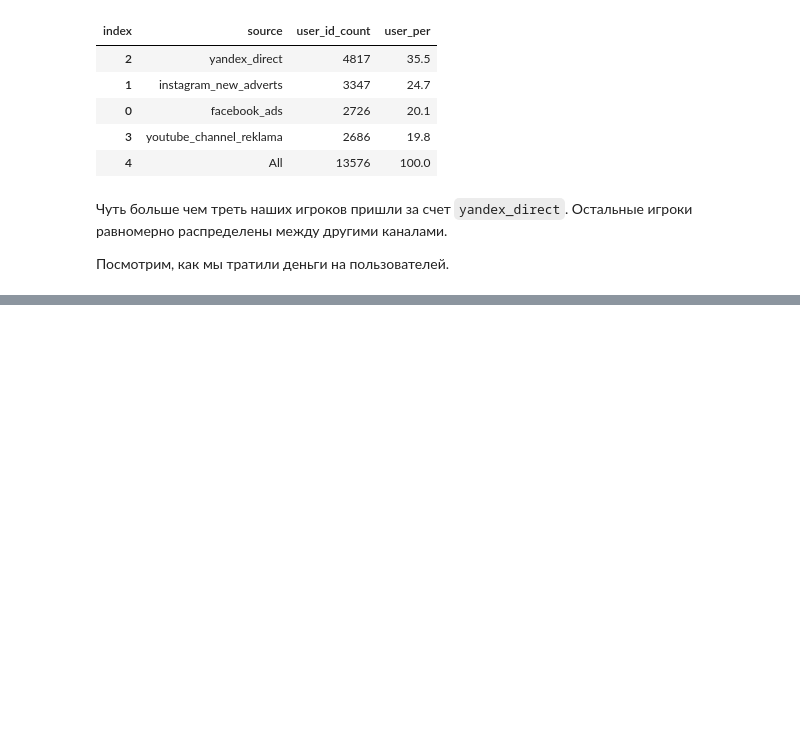
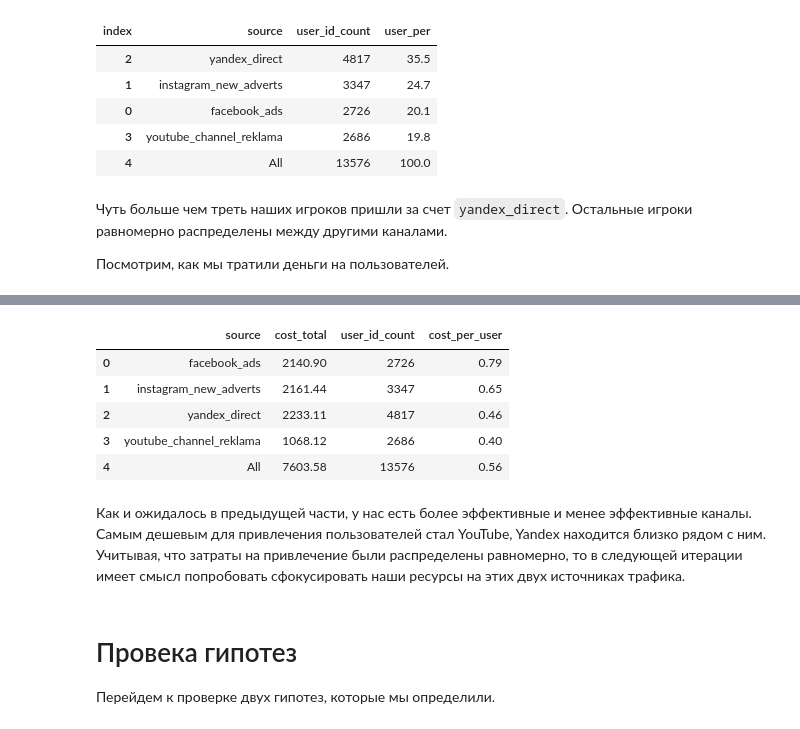
Before and after one commit to mskhmelik/prj_space_brothers, a Jupyter notebook: prj_space_brothers.ipynb, the cells around one changed output, grey strips where cells are left out. Drawn from its saved outputs; the diff is of its cells as text; code cells hidden in the pictures; blank space fills up the shorter version.

```diff
--- a/prj_space_brothers.ipynb
+++ b/prj_space_brothers.ipynb
@@ -172,29 +169,21 @@ for dataset in [raw_actions, raw_sources]:
 df_sources = raw_sources.copy()
 
 # Changes in the raw datasets
-df_costs = (
-    raw_costs
-    .copy()
-    .astype({'day': 'datetime64[D]'})
-)
+df_costs = raw_costs.copy().astype({'day': 'datetime64[D]'})
 
 df_actions = (
-    raw_actions
-    .copy()
+    raw_actions.copy()
     .drop_duplicates()
     .assign(
-        event_day = lambda df: df.event_datetime,
-        event = lambda df: df.event.replace({
+        event_day=lambda df: df.event_datetime,
+        event=lambda df: df.event.replace({
             'building': 'building_completed',
             'finished_stage_1': 'stage_1_completed',
             'project': 'project_completed',
         }),
-        building_type = lambda df: df.building_type.fillna('no_building'),
+        building_type=lambda df: df.building_type.fillna('no_building'),
     )
-    .astype({
-        'event_datetime': 'datetime64[s]',
-        'event_day': 'datetime64[D]'
-    })
+    .astype({'event_datetime': 'datetime64[s]', 'event_day': 'datetime64[D]'})
 )
 # %% [markdown]
 ## Исследовательский анализ данных
@@ -671,0 +615,59 @@ fig.show()
+# %%
+df_temp = (
+    pd.merge(
+        left=pd.pivot_table(
+            data=df_costs,
+            index='source',
+            values='cost',
+            aggfunc='sum',
+            margins=True,
+        ),
+        right=pd.pivot_table(
+            data=df_sources,
+            index='source',
+            values='user_id',
+            aggfunc='count',
+            margins=True,
+        ),
+        on='source',
+        how='left'
+    )
+    .reset_index()
+    .rename_axis('index', axis=1)
+    .set_axis(['source', 'cost_total', 'user_id_count'], axis=1)
+    .assign(
+        cost_per_user = lambda df: df.cost_total / df.user_id_count,
+        sort_key = lambda df: df.source == 'All',
+    )
+    .sort_values(['sort_key', 'cost_per_user'], ascending=[True, False])
+    .drop('sort_key', axis=1)
+)
+
+fig = px.bar(
+    round(df_temp, 2),
+    x='cost_per_user',
+    y='source',
+    text_auto=True,
+    title='Average per user ad cost per source',
+    labels=dict(cost_per_user='Cost per user, $/user', source='Traffic source'),
+    width=FIG_WIDTH * 100,
+    height=FIG_HEIGHT * 100,
+    template='plotly_white',
+)
+fig.update_xaxes(showticklabels=False, showgrid=False)
+fig.show()
+
+display(round(df_temp, 2))
+# %% [output]
+|  | source | cost_total | user_id_count | cost_per_user |
+| 0 | facebook_ads | 2140.90 | 2726 | 0.79 |
+| 1 | instagram_new_adverts | 2161.44 | 3347 | 0.65 |
+| 2 | yandex_direct | 2233.11 | 4817 | 0.46 |
+| 3 | youtube_channel_reklama | 1068.12 | 2686 | 0.40 |
+| 4 | All | 7603.58 | 13576 | 0.56 |
+# %% [markdown]
+Как и ожидалось в предыдущей части, у нас есть более эффективные и менее эффективные каналы. Самым дешевым для привлечения пользователей стал YouTube, Yandex находится близко рядом с ним. Учитывая, что затраты на привлечение были распределены равномерно, то в следующей итерации имеет смысл попробовать сфокусировать наши ресурсы на этих двух источниках трафика.
+# %% [markdown]
+# Провека гипотез
+
+Перейдем к проверке двух гипотез, которые мы определили.
```
Also changed, not shown: parts of 17 cells of this notebook.
